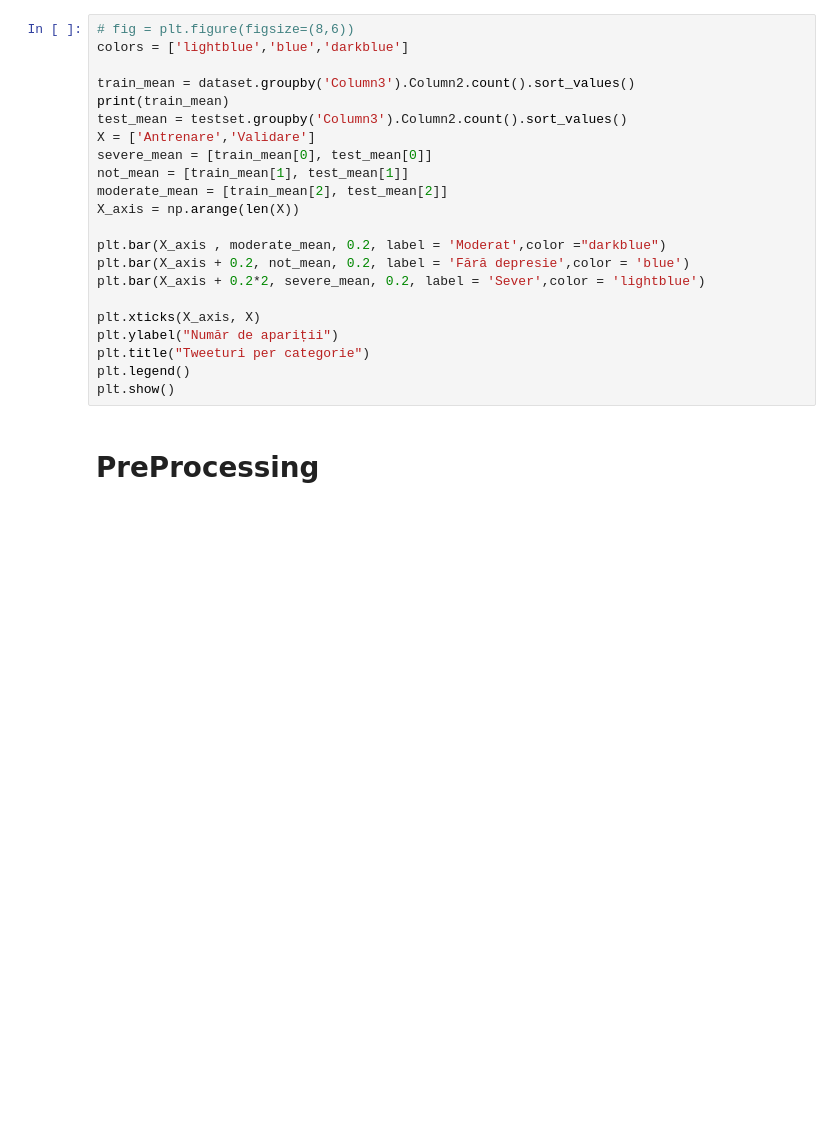
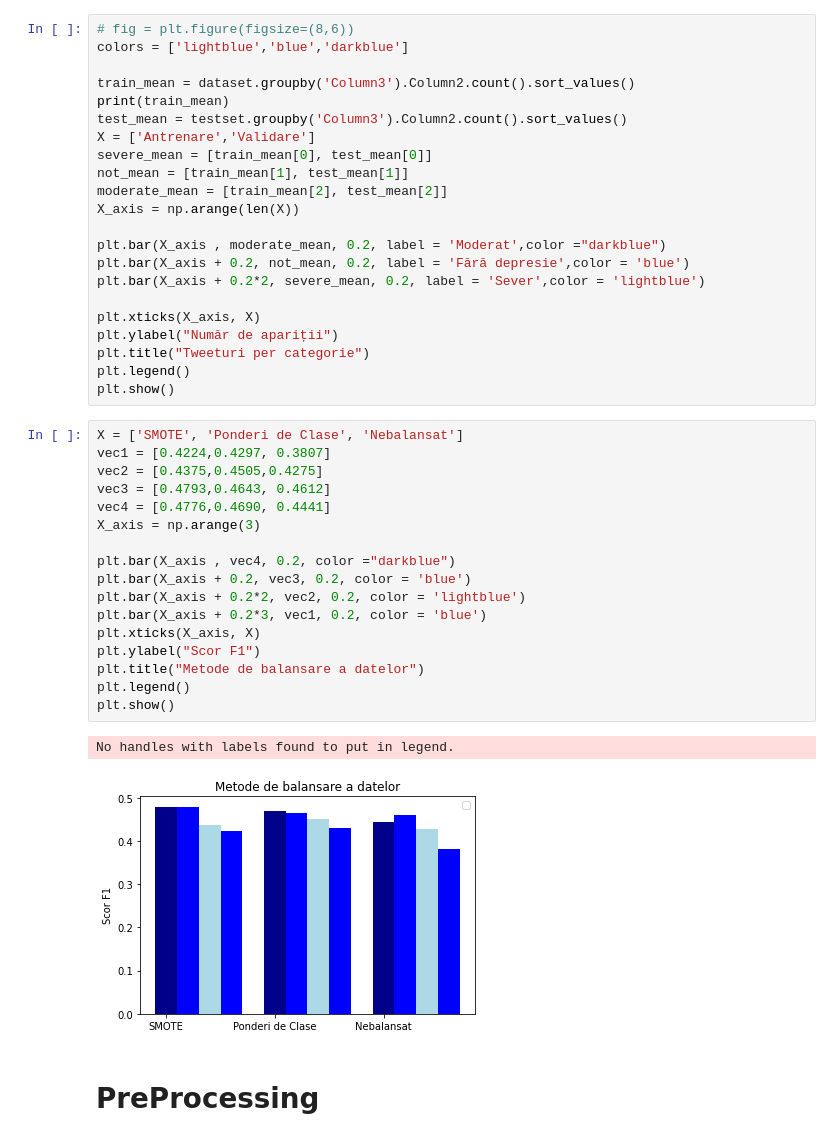
Before and after one commit to sanduerhan/Licenta, a Jupyter notebook: code.ipynb, the cells around one changed output. Drawn from its saved outputs; the diff is of its cells as text; blank space fills up the shorter version.

```diff
--- a/code.ipynb
+++ b/code.ipynb
@@ -139,6 +126,26 @@ plt.ylabel("Număr de apariții")
 plt.title("Tweeturi per categorie")
 plt.legend()
 plt.show()
+# %%
+X = ['SMOTE', 'Ponderi de Clase', 'Nebalansat']
+vec1 = [0.4224,0.4297, 0.3807]
+vec2 = [0.4375,0.4505,0.4275]
+vec3 = [0.4793,0.4643, 0.4612]
+vec4 = [0.4776,0.4690, 0.4441]
+X_axis = np.arange(3)
+
+plt.bar(X_axis , vec4, 0.2, color ="darkblue")
+plt.bar(X_axis + 0.2, vec3, 0.2, color = 'blue')
+plt.bar(X_axis + 0.2*2, vec2, 0.2, color = 'lightblue')
+plt.bar(X_axis + 0.2*3, vec1, 0.2, color = 'blue')
+plt.xticks(X_axis, X)
+plt.ylabel("Scor F1")
+plt.title("Metode de balansare a datelor")
+plt.legend()
+plt.show()
+# %% [output]
+No handles with labels found to put in legend.
+[figure, added]
 # %% [markdown]
 # PreProcessing
 # %%
```
Also changed, not shown: parts of 59 cells of this notebook.
